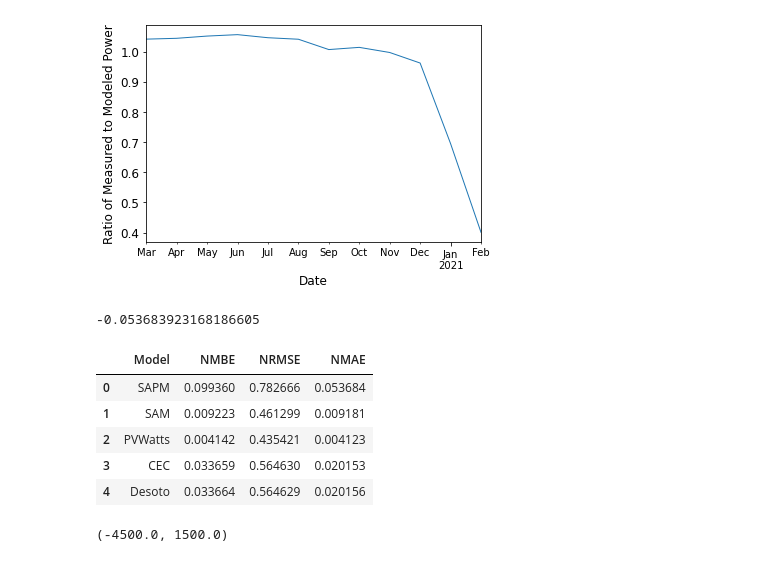
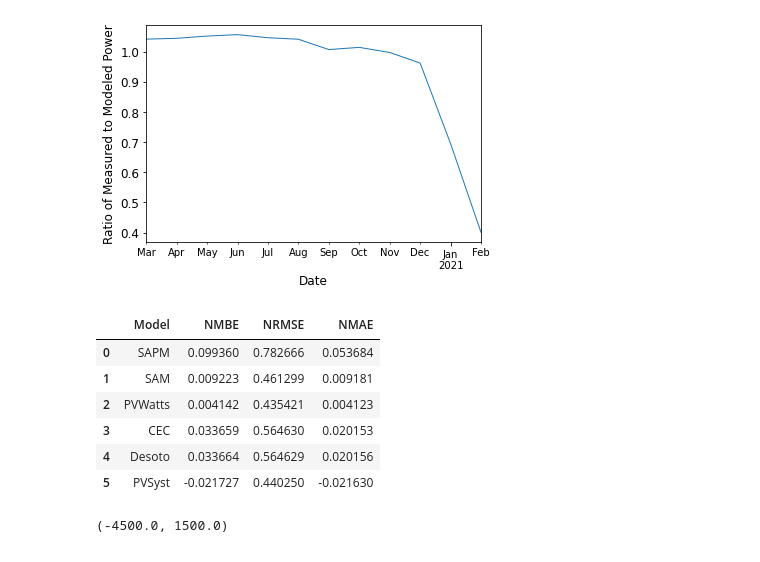
Before and after one commit to lmdeville/PV-Modeling, a Jupyter notebook: PVLT_Pan_LG.ipynb, the cells around one changed output. Drawn from its saved outputs; the diff is of its cells as text; code cells hidden in the pictures.

```diff
--- a/PVLT_Pan_LG.ipynb
+++ b/PVLT_Pan_LG.ipynb
@@ -274,22 +269,17 @@ plt.ylabel('Ratio of Measured to Modeled Power')
 # %% [output]
 Text(0, 0.5, 'Ratio of Measured to Modeled Power')
 [figure]
-# %%
-mae = ((np.subtract(results['Measured'], results['SAPM'])).sum()/len(results['Measured']))/np.mean(results['Measured'])
-mae
-# %% [output]
--0.053683923168186605
 # %%
-#Define functions to calculate Normalized Mean Bias Error and Normalized Root Mean Square Error
+#Define functions to calculate Normalized Mean Bias Error, Normalized Root Mean Square Error, & Normalized Mean Average Error
 
-def mbe(measured, modeled):
+def nmbe(measured, modeled):
     value = np.mean(np.subtract(modeled,measured))/np.mean(measured)
     return value
 
-def rmse(measured, modeled):
+def nrmse(measured, modeled):
     value = (math.sqrt(np.square(np.subtract(measured, modeled)).mean()))/np.mean(measured)
     return value
 
-def mae(measured, modeled):
+def nmae(measured, modeled):
     value = ((np.subtract(modeled, measured)).sum()/len(measured))/np.mean(measured)
     return value
@@ -299,31 +286,32 @@ def mae(measured, modeled):
 # %%
 #Create a dataframe of error values for each model
-error_values = {'Model':  ['SAPM', 'SAM', 'PVWatts', 'CEC', 'Desoto'],
-        'NMBE': [mbe(results['Measured'], results['SAPM']),
-                mbe(results['Measured'], results['SAM System Power']),
-                mbe(results['Measured'], results['PVWatts']),
-                mbe(results['Measured'], results['CEC']),
-                mbe(results['Measured'], results['Desoto'])],
-         'NRMSE' : [rmse(results['Measured'], results['SAPM']),
-                   rmse(results['Measured'], results['SAM System Power']),
-                   rmse(results['Measured'], results['PVWatts']),
-                   rmse(results['Measured'], results['CEC']),
-                  rmse(results['Measured'], results['Desoto'])],
-        'NMAE' : [mae(results['Measured'], results['SAPM']),
-                mae(results['Measured'], results['SAM System Power']),
-                mae(results['Measured'], results['PVWatts']),
-                mae(results['Measured'], results['CEC']),
-                mae(results['Measured'], results['Desoto'])]
-
-        }
-
+error_values = {'Model':  ['SAPM', 'SAM', 'PVWatts', 'CEC', 'Desoto', 'PVSyst'],
+        'NMBE': [nmbe(results['Measured'], results['SAPM']),
+                nmbe(results['Measured'], results['SAM System Power']),
+                nmbe(results['Measured'], results['PVWatts']),
+                nmbe(results['Measured'], results['CEC']),
+                nmbe(results['Measured'], results['Desoto']),
+                 nmbe(results['Measured'], results['PVSyst'])],
+         'NRMSE' : [nrmse(results['Measured'], results['SAPM']),
+                   nrmse(results['Measured'], results['SAM System Power']),
+                   nrmse(results['Measured'], results['PVWatts']),
+                   nrmse(results['Measured'], results['CEC']),
+                   nrmse(results['Measured'], results['Desoto']),
+                   nrmse(results['Measured'], results['PVSyst'])],
+        'NMAE' : [nmae(results['Measured'], results['SAPM']),
+                nmae(results['Measured'], results['SAM System Power']),
+                nmae(results['Measured'], results['PVWatts']),
+                nmae(results['Measured'], results['CEC']),
+                nmae(results['Measured'], results['Desoto']),
+                nmae(results['Measured'], results['PVSyst'])]}
 error_values = pd.DataFrame(error_values, columns = ['Model', 'NMBE', 'NRMSE', 'NMAE' ])
 error_values
 # %% [output]
 |  | Model | NMBE | NRMSE | NMAE |
 | 0 | SAPM | 0.099360 | 0.782666 | 0.053684 |
 | 1 | SAM | 0.009223 | 0.461299 | 0.009181 |
 | 2 | PVWatts | 0.004142 | 0.435421 | 0.004123 |
 | 3 | CEC | 0.033659 | 0.564630 | 0.020153 |
 | 4 | Desoto | 0.033664 | 0.564629 | 0.020156 |
+| 5 | PVSyst | -0.021727 | 0.440250 | -0.021630 |
 # %%
```
Also changed, not shown: parts of 14 cells of this notebook.
